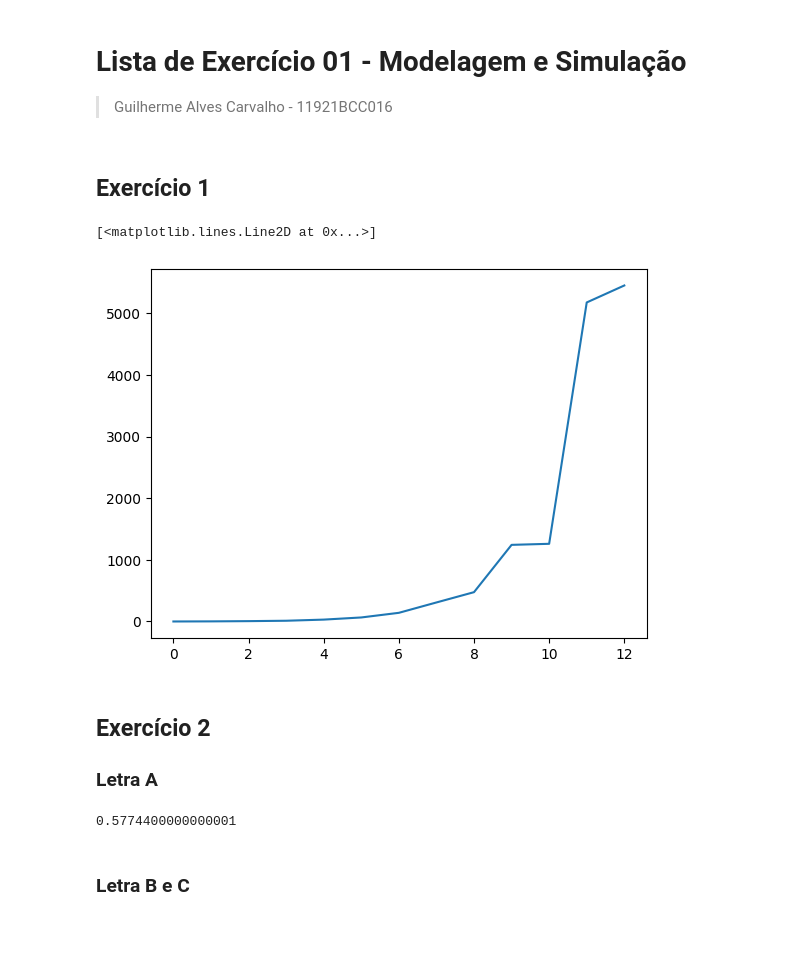
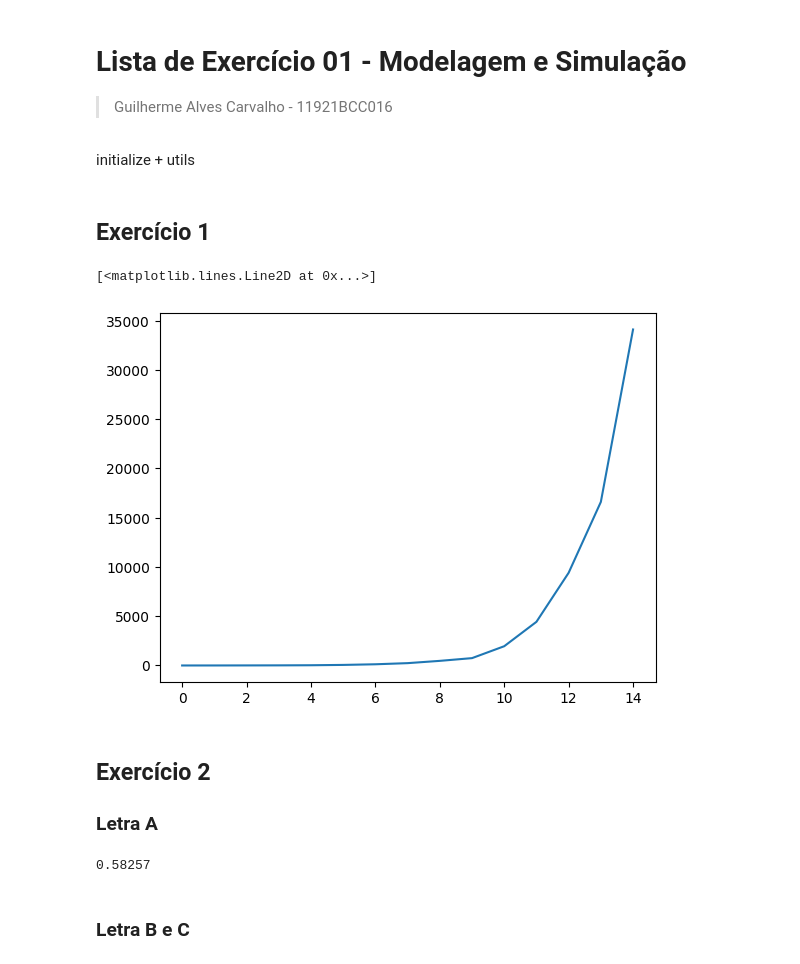
Before and after one commit to guilhermehalvescode/UFU-BCC, a Jupyter notebook: 6p/ms/listas/LIsta1.ipynb, the cells around one changed output. Saved outputs shown, nothing was run; the diff lists cells and outputs as text; code cells hidden in the pictures; blank space fills up the shorter version.

```diff
--- a/6p/ms/listas/LIsta1.ipynb
+++ b/6p/ms/listas/LIsta1.ipynb
@@ -2,66 +2,64 @@
 # Lista de Exercício 01 - Modelagem e Simulação
 
 > Guilherme Alves Carvalho - 11921BCC016
+# %% [markdown]
+initialize + utils
 # %%
 import numpy as np
 import matplotlib.pyplot as plt
+
+def experimentMeans(experiment, qnt = 5):
+    results = []
+    for i in range(qnt):
+        results.append(experiment())
+    return np.mean(results)
 # %% [markdown]
 ## Exercício 1
 # %%
 def nFollowingHeads(n):
     consecutiveNs = 0
 
     samplesDone = 0
     while consecutiveNs != n:
       sample = np.random.choice(['H', 'T'])
 
       if sample == 'H':
         consecutiveNs += 1
       else:
         consecutiveNs = 0
       samplesDone += 1
 
     return samplesDone
 
-
-def nFollowingHeadsByMean(consecutiveHeads, samplesPerMean = 10):
-    results = []
-    for i in range(samplesPerMean):
-        results.append(nFollowingHeads(consecutiveHeads))
-
-    return np.mean(results)
-
-n = 13
+n = 15
 results = []
 
 for i in range(n):
-
-   results.append(nFollowingHeadsByMean(i, 20))
+   results.append(
+      experimentMeans(lambda: nFollowingHeads(i), 50)
+   )
 
 plt.plot(results)
 # %% [output]
 [<matplotlib.lines.Line2D at 0x...>]
-[figure, old version]
+[figure, new version]
 # %% [markdown]
 ## Exercício 2
 
 ### Letra A
 # %%
-finalResults = []
-for i in range(50):
-
+def experiment():
   samples = []
-  for i in range(1000):
+  for j in range(1000):
     comum = np.random.choice(range(1, 7))
     vantagem = np.random.choice(range(1, 7), 2).max()
     samples.append(comum < vantagem)
+  return np.mean(samples)
 
-  finalResults.append(np.mean(samples))
-
-print(np.mean(finalResults))
+print(experimentMeans(experiment, 100))
 # a vantagem é melhor em média 7% que a normal
 # %% [output]
-0.5774400000000001
+0.58257
 # %% [markdown]
 ### Letra B e C
 # %%
```
Also changed, not shown: parts of 11 cells of this notebook.
